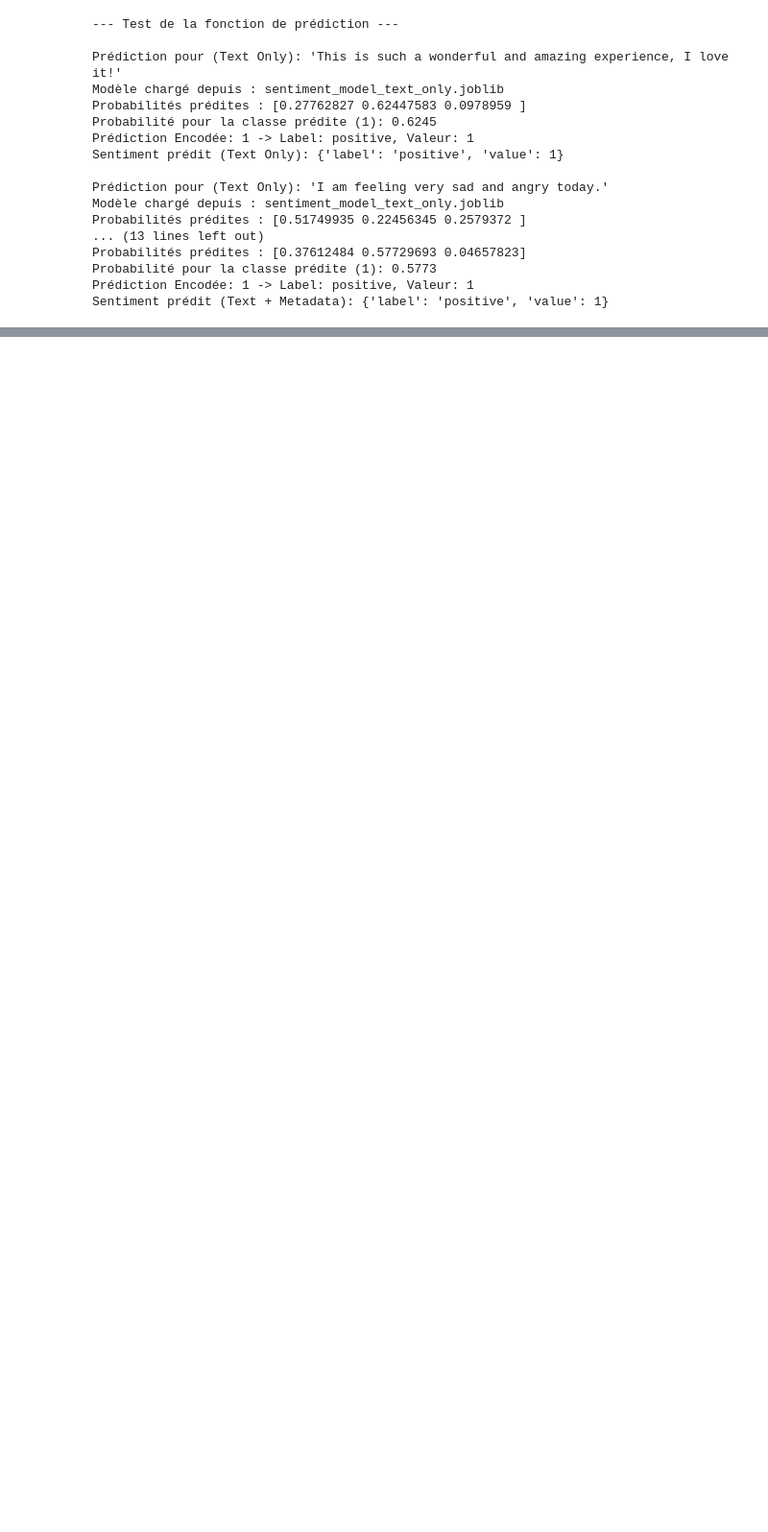
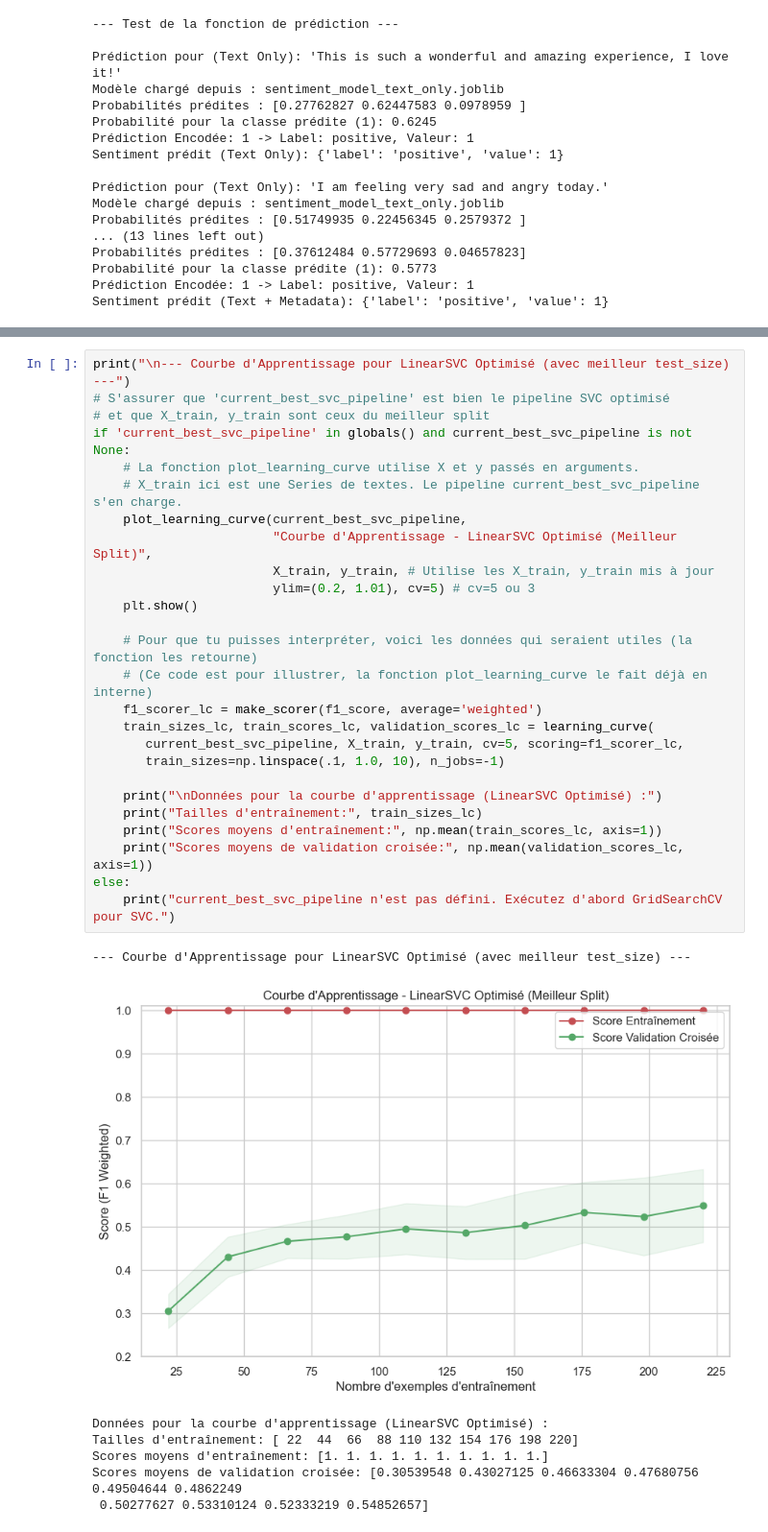
Before and after one commit to INFO-DECISIO/Projet-Info-Descisionelle, a Jupyter notebook: Training/Training.ipynb, the cells around one changed output, grey strips where cells are left out. Shown at 96% size. Saved outputs shown, nothing was run; the diff lists cells and outputs as text; blank space fills up the shorter version.

```diff
--- a/Training/Training.ipynb
+++ b/Training/Training.ipynb
@@ -1223,0 +1826,34 @@ Sentiment prédit (Text + Metadata): {'label': 'positive', 'value': 1}
+# %%
+print("\n--- Courbe d'Apprentissage pour LinearSVC Optimisé (avec meilleur test_size) ---")
+# S'assurer que 'current_best_svc_pipeline' est bien le pipeline SVC optimisé
+# et que X_train, y_train sont ceux du meilleur split
+if 'current_best_svc_pipeline' in globals() and current_best_svc_pipeline is not None:
+    # La fonction plot_learning_curve utilise X et y passés en arguments.
+    # X_train ici est une Series de textes. Le pipeline current_best_svc_pipeline s'en charge.
+    plot_learning_curve(current_best_svc_pipeline,
+                        "Courbe d'Apprentissage - LinearSVC Optimisé (Meilleur Split)",
+                        X_train, y_train, # Utilise les X_train, y_train mis à jour
+                        ylim=(0.2, 1.01), cv=5) # cv=5 ou 3
+    plt.show()
+
+    # Pour que tu puisses interpréter, voici les données qui seraient utiles (la fonction les retourne)
+    # (Ce code est pour illustrer, la fonction plot_learning_curve le fait déjà en interne)
+    f1_scorer_lc = make_scorer(f1_score, average='weighted')
+    train_sizes_lc, train_scores_lc, validation_scores_lc = learning_curve(
+       current_best_svc_pipeline, X_train, y_train, cv=5, scoring=f1_scorer_lc,
+       train_sizes=np.linspace(.1, 1.0, 10), n_jobs=-1)
+
+    print("\nDonnées pour la courbe d'apprentissage (LinearSVC Optimisé) :")
+    print("Tailles d'entraînement:", train_sizes_lc)
+    print("Scores moyens d'entraînement:", np.mean(train_scores_lc, axis=1))
+    print("Scores moyens de validation croisée:", np.mean(validation_scores_lc, axis=1))
+else:
+    print("current_best_svc_pipeline n'est pas défini. Exécutez d'abord GridSearchCV pour SVC.")
+# %% [output]
+--- Courbe d'Apprentissage pour LinearSVC Optimisé (avec meilleur test_size) ---
+[figure, added]
+Données pour la courbe d'apprentissage (LinearSVC Optimisé) :
+Tailles d'entraînement: [ 22  44  66  88 110 132 154 176 198 220]
+Scores moyens d'entraînement: [1. 1. 1. 1. 1. 1. 1. 1. 1. 1.]
+Scores moyens de validation croisée: [0.30539548 0.43027125 0.46633304 0.47680756 0.49504644 0.4862249
+ 0.50277627 0.53310124 0.52333219 0.54852657]
```
Also changed, not shown: parts of 16 cells of this notebook.
